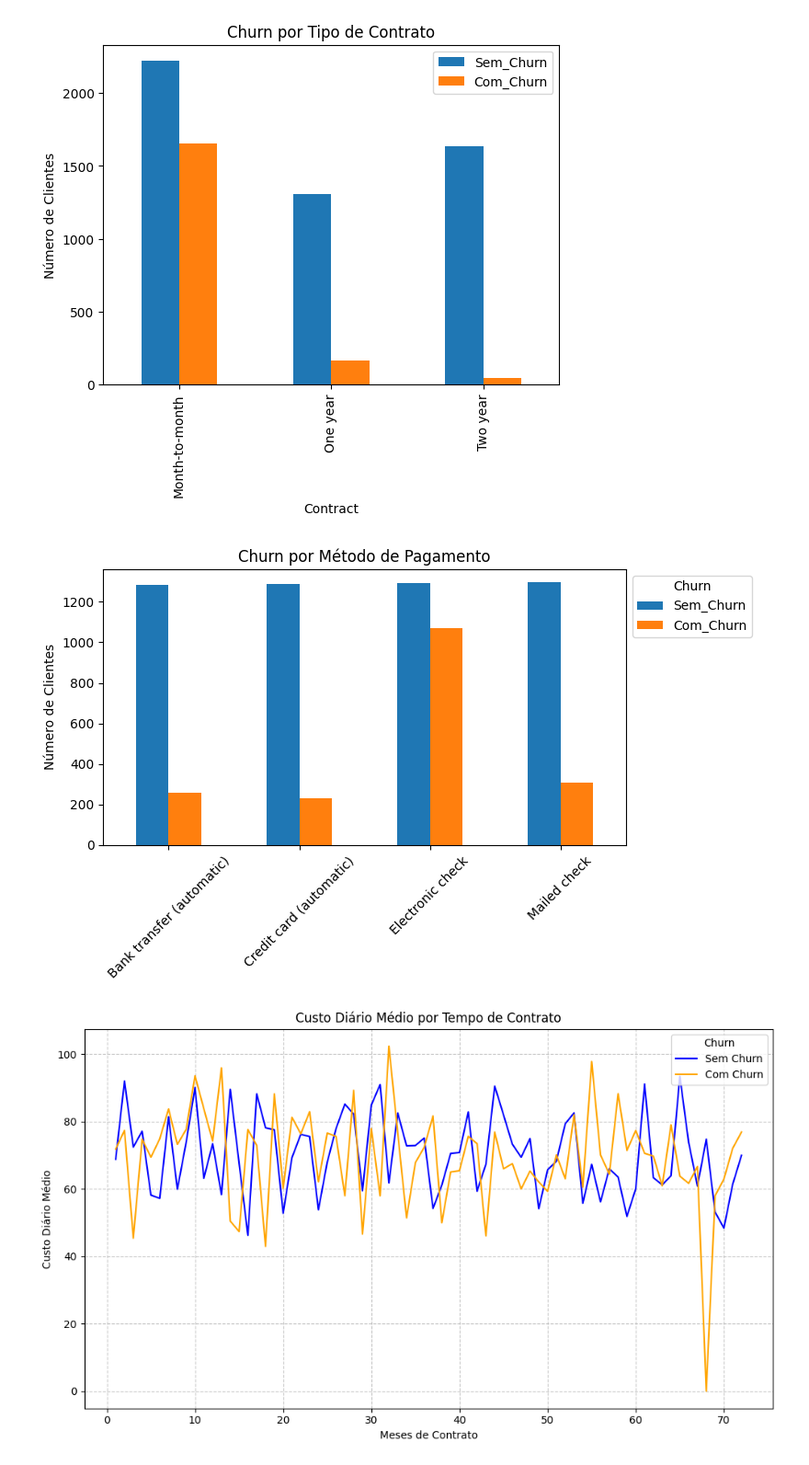
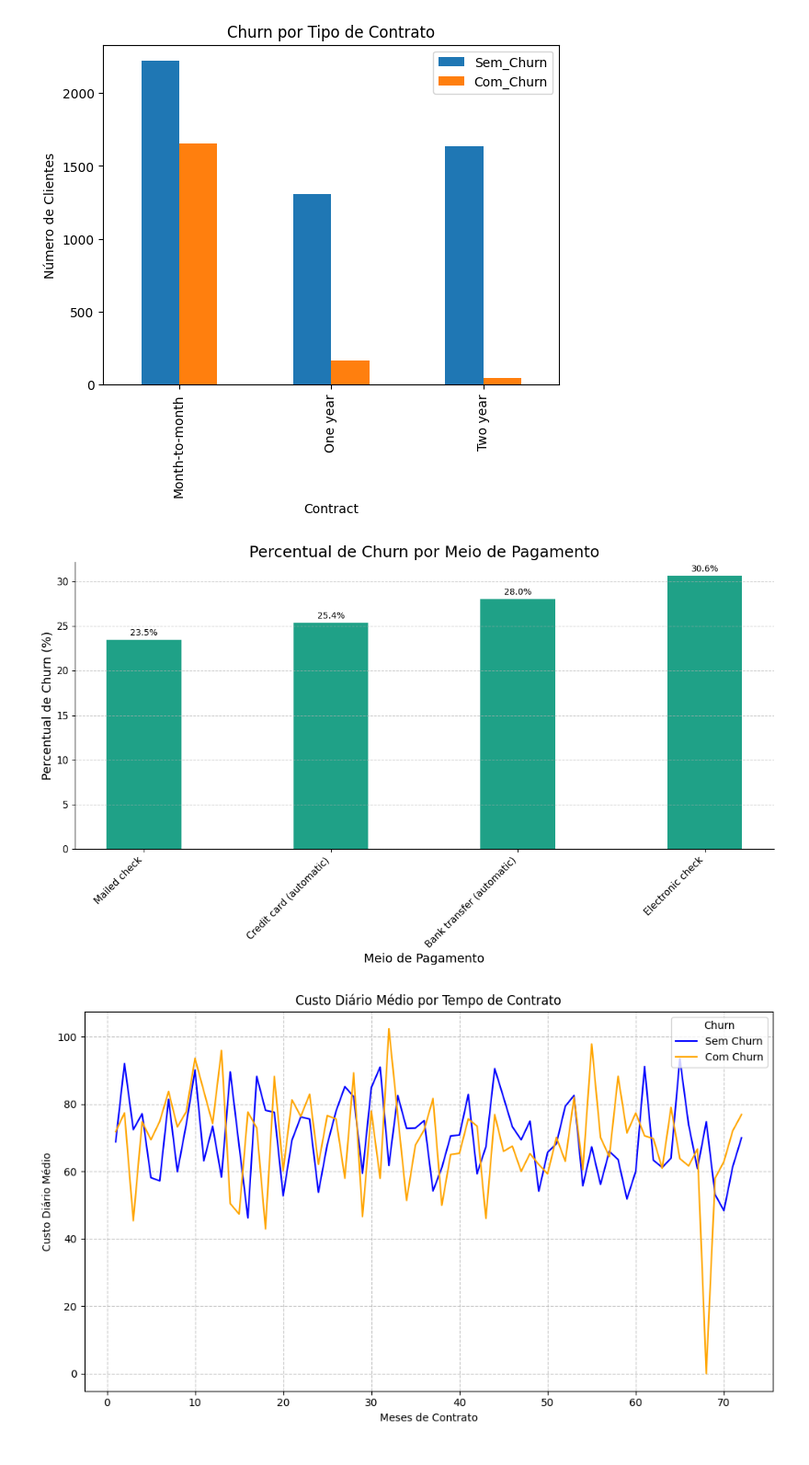
Before and after one commit to sanemar/telecomx, a Jupyter notebook: TelecomX_BR.ipynb, the cells around one changed output. Shown at 92% size. Cells and saved outputs as stored; diff of their text form; code cells hidden in the pictures.

```diff
--- a/TelecomX_BR.ipynb
+++ b/TelecomX_BR.ipynb
@@ -419,28 +442,46 @@ contratos_df[['Sem_Churn', 'Com_Churn']].plot(
 plt.show()
 # %% [output]
 [figure]
-# %%
-# churn por método de pagamento
-
-import matplotlib.pyplot as plt
-
-pagamento_df = df_normalizado.groupby(['PaymentMethod', 'Churn']).size().unstack().fillna(0)
-pagamento_df.columns = ['Sem_Churn', 'Com_Churn']
-
-ax = pagamento_df.plot(
-    kind='bar',
-    figsize=(8, 5)
-)
-
-plt.title("Churn por Método de Pagamento")
-plt.ylabel("Número de Clientes")
-plt.xlabel("")
-plt.xticks(rotation=45)
-plt.legend(title="Churn", loc='upper left', bbox_to_anchor=(1, 1))
-plt.tight_layout()
-plt.show()
-# %% [output]
-[figure, removed]
+# %%
+# churn por método de pagamento
+import matplotlib.pyplot as plt
+import seaborn as sns # Import seaborn for a potentially more elegant style
+
+# Assumimos que 'tabela_percentual' já foi criada pelo código anterior
+# Se você for executar este bloco separadamente, certifique-se de que 'tabela_percentual' está definida
+
+# Define a largura das barras (um valor menor as torna mais finas)
+largura_barra = 0.4
+
+# Define uma paleta de cores mais elegante (opcional, mas pode melhorar a estética)
+cor_barra = sns.color_palette("viridis")[3] # Escolhendo uma cor da paleta viridis
+
+plt.figure(figsize=(12, 7))
+bars = plt.bar(tabela_percentual.index, tabela_percentual['% PaymentMethod'], color=cor_barra, width=largura_barra)
+
+# Adiciona rótulos e título com tamanhos de fonte ajustados
+plt.title("Percentual de Churn por Meio de Pagamento", fontsize=18)
+plt.xlabel("Meio de Pagamento", fontsize=14)
+plt.ylabel("Percentual de Churn (%)", fontsize=14)
+plt.xticks(rotation=45, ha='right', fontsize=11)
+plt.yticks(fontsize=11)
+
+# Melhora a grade (linhas mais claras)
+plt.grid(axis='y', linestyle='--', alpha=0.6)
+
+# Adiciona os valores percentuais no topo das barras com formatação
+for bar in bars:
+    yval = bar.get_height()
+    plt.text(bar.get_x() + bar.get_width()/2, yval + 0.3, f'{yval:.1f}%', ha='center', va='bottom', fontsize=10)
+
+# Remove as bordas do gráfico para um visual mais limpo (opcional)
+sns.despine()
+
+plt.tight_layout()
+plt.savefig('churn_por_meio_de_pagamento_ordenado_elegante.png')
+plt.show()
+# %% [output]
+[figure, added]
 # %%
 # custo diário médio por tempo de contrato
 df_normalizado_tratado = df_normalizado[df_normalizado['tenure'] >= 1].copy()
```
Also changed, not shown: parts of 2 cells of this notebook.
